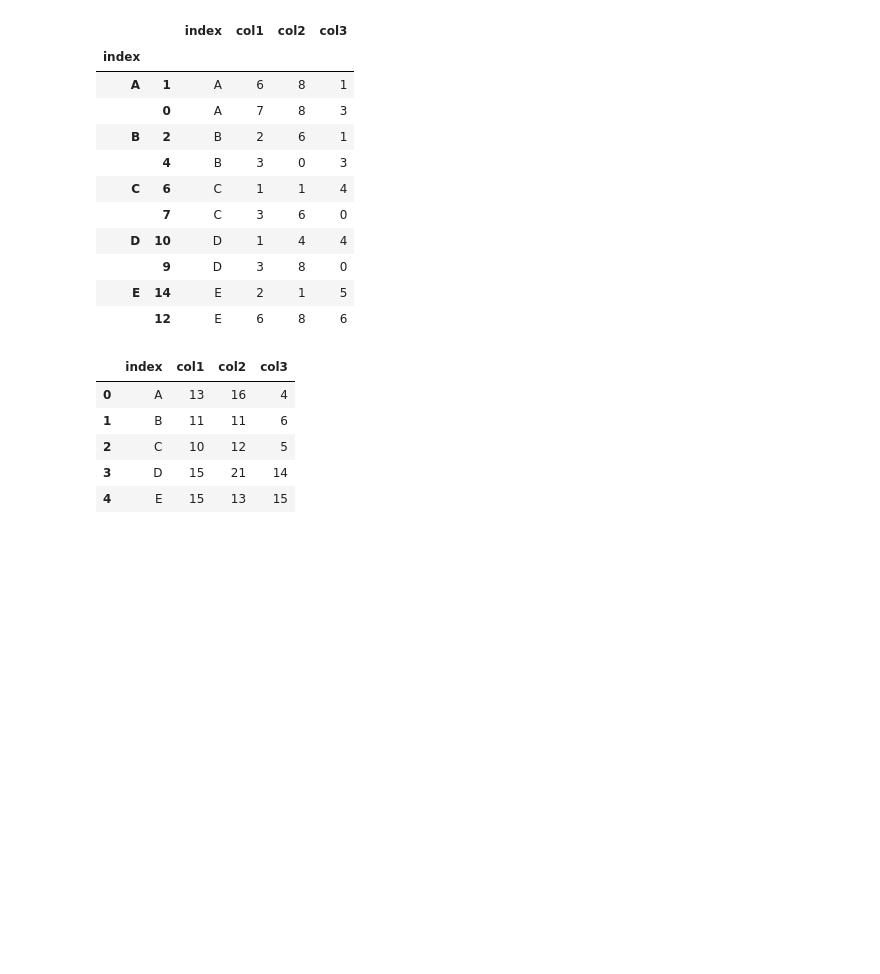
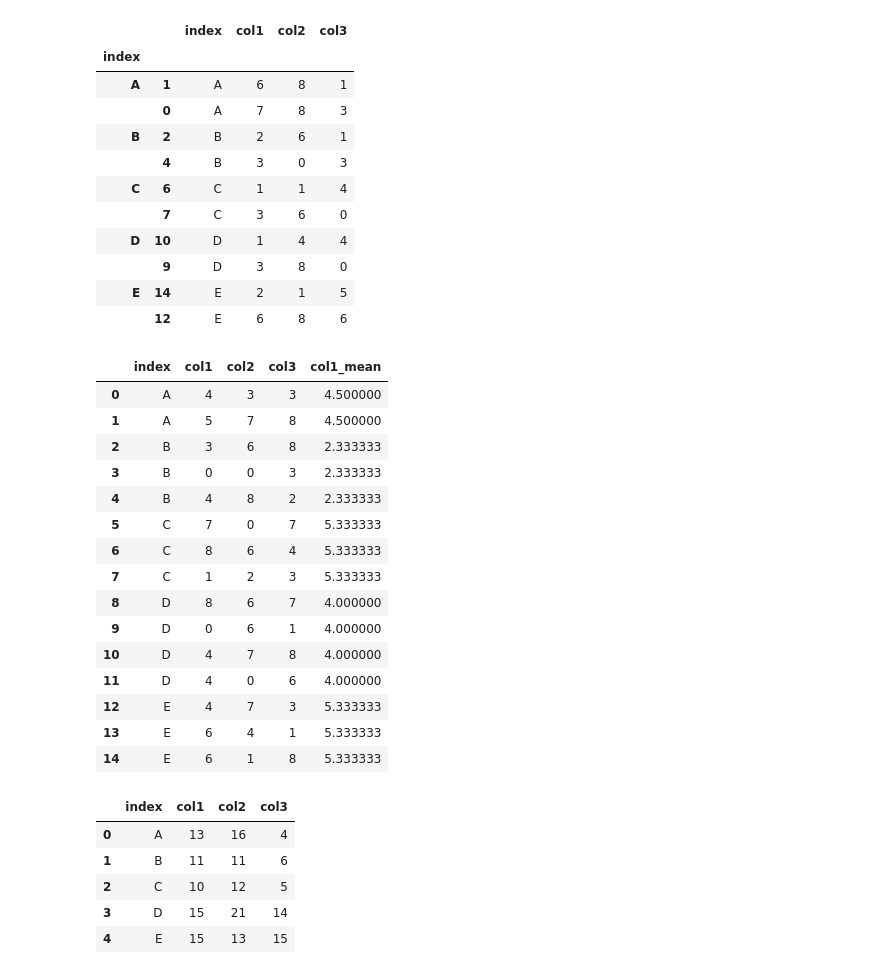
Before and after one commit to fairydragon4/fairydragon4, a Jupyter notebook: 03-6. Pandas 그룹.ipynb, the cells around one changed output. Saved outputs shown, nothing was run; the diff lists cells and outputs as text; code cells hidden in the pictures; blank space fills up the shorter version.

```diff
--- a/03-6. Pandas 그룹.ipynb
+++ b/03-6. Pandas 그룹.ipynb
@@ -114,6 +134,28 @@ df1.groupby('index').apply(lambda x:x.sort_values('col1').head(2))
 |  | 9 | D | 3 | 8 | 0 |
 | E | 14 | E | 2 | 1 | 5 |
 |  | 12 | E | 6 | 8 | 6 |
+# %%
+# transform() : 그룹별 대표값만 남기지 않고, 기존 크기 유지
+df2 = df1.copy()
+df2['col1_mean'] = df2.groupby('index').col1.transform('mean')
+df2
+# %% [output]
+|  | index | col1 | col2 | col3 | col1_mean |
+| 0 | A | 4 | 3 | 3 | 4.500000 |
+| 1 | A | 5 | 7 | 8 | 4.500000 |
+| 2 | B | 3 | 6 | 8 | 2.333333 |
+| 3 | B | 0 | 0 | 3 | 2.333333 |
+| 4 | B | 4 | 8 | 2 | 2.333333 |
+| 5 | C | 7 | 0 | 7 | 5.333333 |
+| 6 | C | 8 | 6 | 4 | 5.333333 |
+| 7 | C | 1 | 2 | 3 | 5.333333 |
+| 8 | D | 8 | 6 | 7 | 4.000000 |
+| 9 | D | 0 | 6 | 1 | 4.000000 |
+| 10 | D | 4 | 7 | 8 | 4.000000 |
+| 11 | D | 4 | 0 | 6 | 4.000000 |
+| 12 | E | 4 | 7 | 3 | 5.333333 |
+| 13 | E | 6 | 4 | 1 | 5.333333 |
+| 14 | E | 6 | 1 | 8 | 5.333333 |
 # %%
 # 기존 인덱스 유지, 아래의 reset_index() 붙인 거와 동일 (그래서 별 의미 없을수도)
 df1.groupby('index', as_index=False).sum()
```
Also changed, not shown: parts of 6 cells of this notebook.
